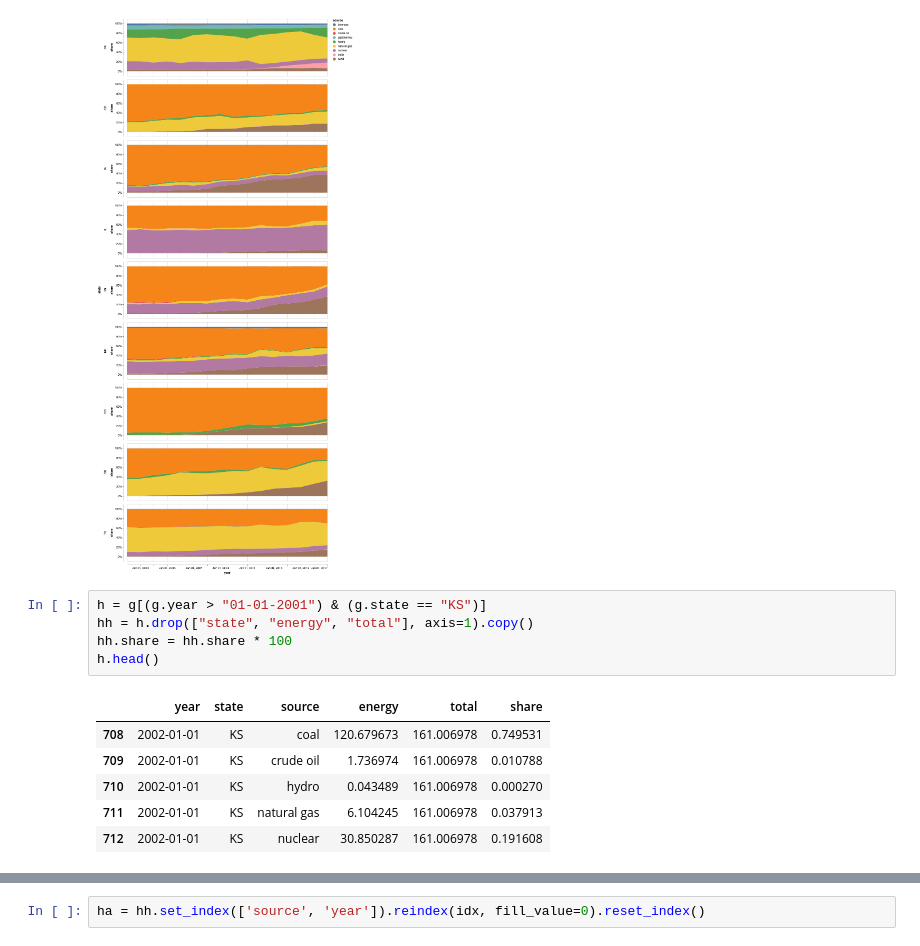
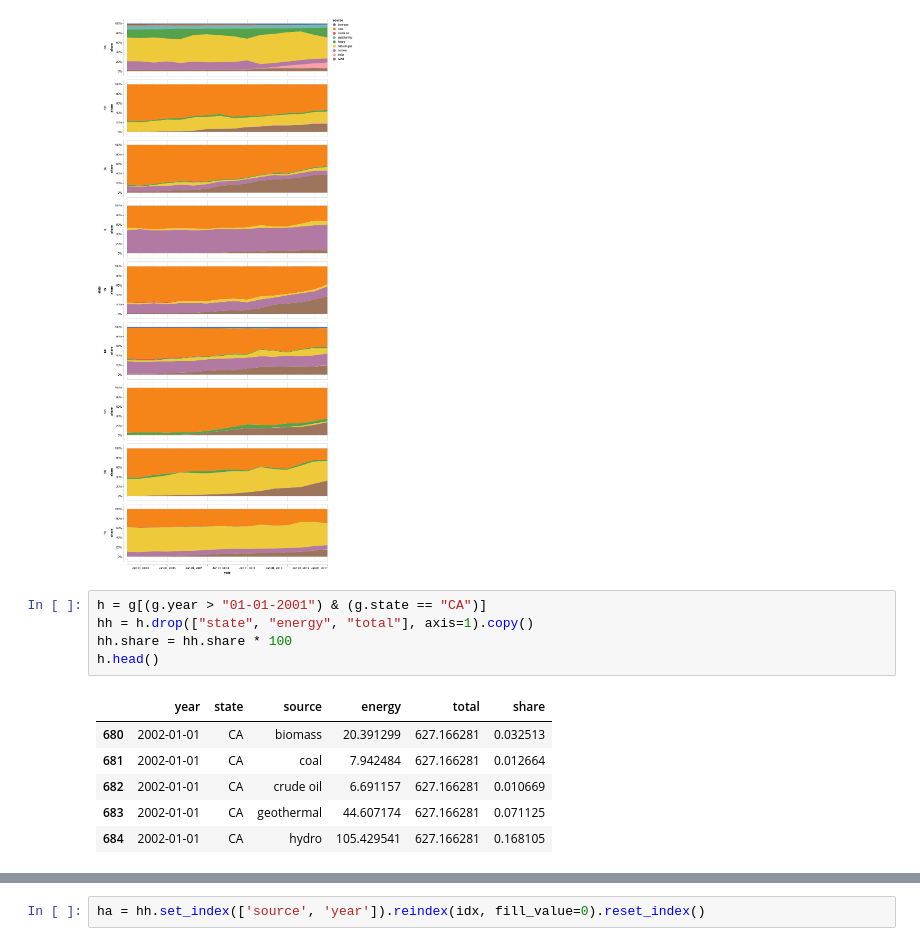
Before and after one commit to jonasoesch/energy-story, a Jupyter notebook: analysis/energy.ipynb, the cells around one changed output, grey strips where cells are left out. Drawn from its saved outputs; the diff is of its cells as text.

```diff
--- a/analysis/energy.ipynb
+++ b/analysis/energy.ipynb
@@ -349,17 +349,17 @@ Axes({
 [interactive output not drawn]
 [figure]
 # %%
-h = g[(g.year > "01-01-2001") & (g.state == "KS")]
+h = g[(g.year > "01-01-2001") & (g.state == "CA")]
 hh = h.drop(["state", "energy", "total"], axis=1).copy()
 hh.share = hh.share * 100
 h.head()
 # %% [output]
 |  | year | state | source | energy | total | share |
-| 708 | 2002-01-01 | KS | coal | 120.679673 | 161.006978 | 0.749531 |
-| 709 | 2002-01-01 | KS | crude oil | 1.736974 | 161.006978 | 0.010788 |
-| 710 | 2002-01-01 | KS | hydro | 0.043489 | 161.006978 | 0.000270 |
-| 711 | 2002-01-01 | KS | natural gas | 6.104245 | 161.006978 | 0.037913 |
-| 712 | 2002-01-01 | KS | nuclear | 30.850287 | 161.006978 | 0.191608 |
+| 680 | 2002-01-01 | CA | biomass | 20.391299 | 627.166281 | 0.032513 |
+| 681 | 2002-01-01 | CA | coal | 7.942484 | 627.166281 | 0.012664 |
+| 682 | 2002-01-01 | CA | crude oil | 6.691157 | 627.166281 | 0.010669 |
+| 683 | 2002-01-01 | CA | geothermal | 44.607174 | 627.166281 | 0.071125 |
+| 684 | 2002-01-01 | CA | hydro | 105.429541 | 627.166281 | 0.168105 |
 # %%
 h_years = pd.to_datetime(pd.Series(list(range(2002, 2018))), format="%Y")
 h_sources = pd.Series(h.source.unique())
```
Also changed, not shown: parts of 5 cells of this notebook, 11 other files.
